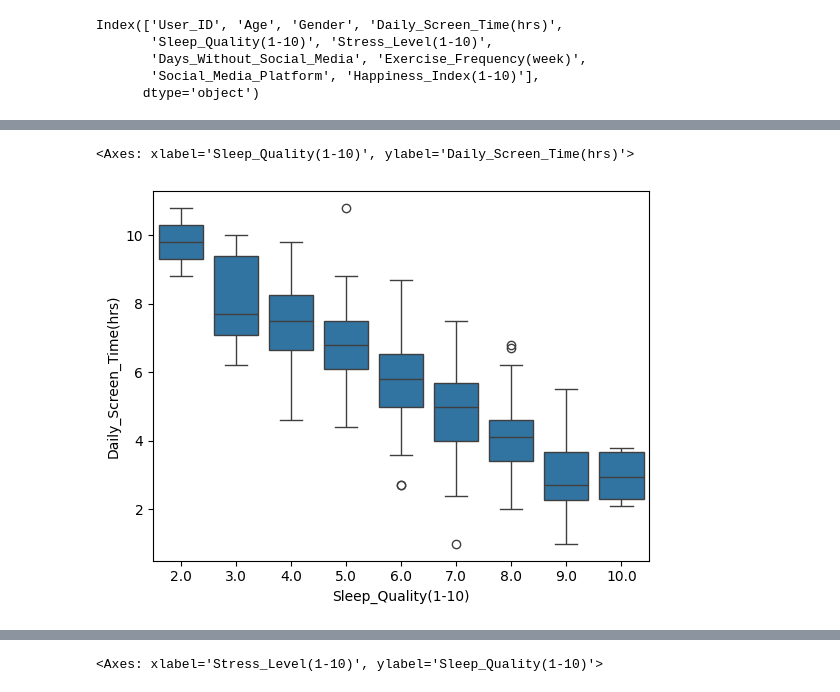
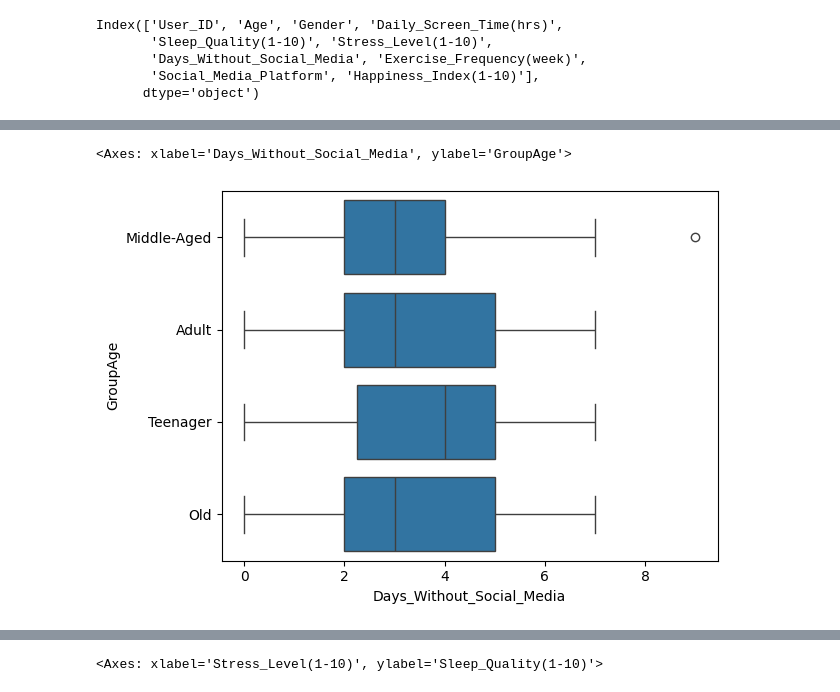
Before and after one commit to Ashmit-rai17/SocialMedia-Usage-Analysis, a Jupyter notebook: eda_agegroup.ipynb, the cells around one changed output, grey strips where cells are left out. Drawn from its saved outputs; the diff is of its cells as text; code cells hidden in the pictures.

Commit message:
more analysis and observations through histograms and boxplots

```diff
--- a/eda.ipynb
+++ b/eda_agegroup.ipynb
@@ -100,5 +105,5 @@ Index(['User_ID', 'Age', 'Gender', 'Daily_Screen_Time(hrs)',
 # %%
-sns.boxplot(x = df["Sleep_Quality(1-10)"] , y = df["Daily_Screen_Time(hrs)"] )
+sns.boxplot(x = df["Days_Without_Social_Media"] , y = df["GroupAge"])
 # %% [output]
-<Axes: xlabel='Sleep_Quality(1-10)', ylabel='Daily_Screen_Time(hrs)'>
+<Axes: xlabel='Days_Without_Social_Media', ylabel='GroupAge'>
-[figure, old version]
+[figure, new version]
```
Also changed, not shown: parts of 12 cells of this notebook, 1 other file.
